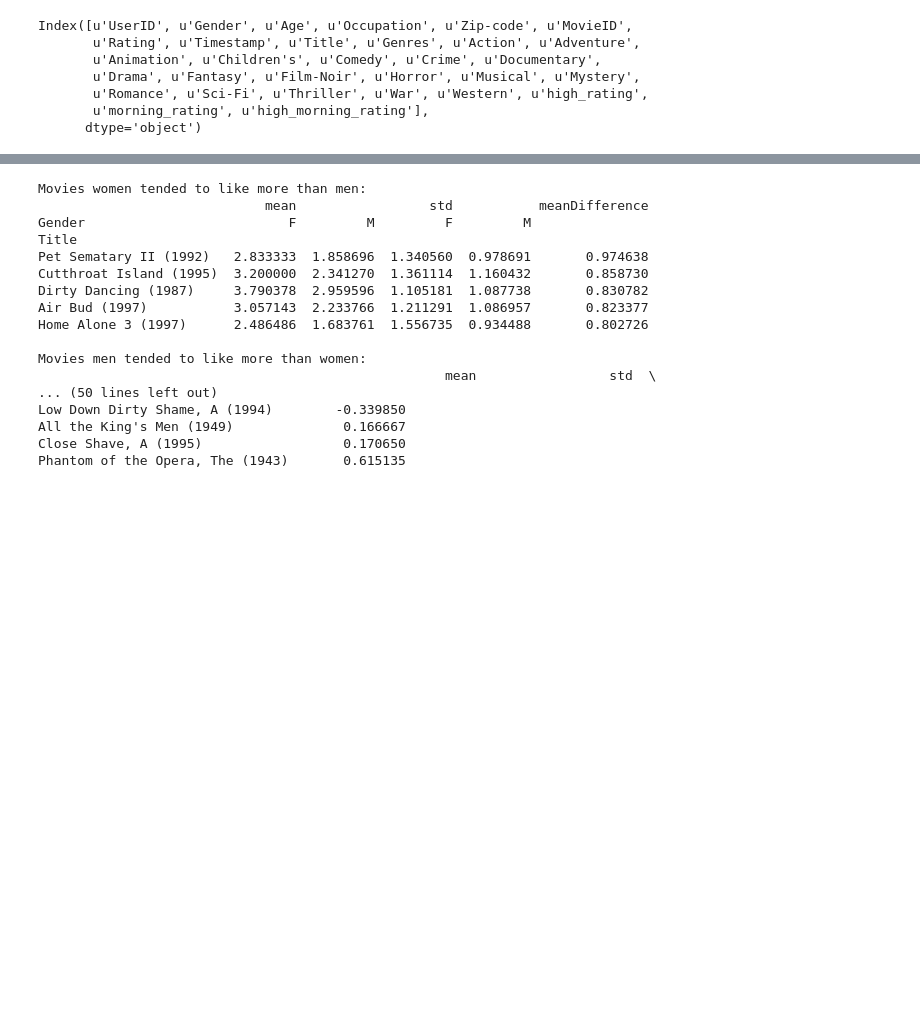
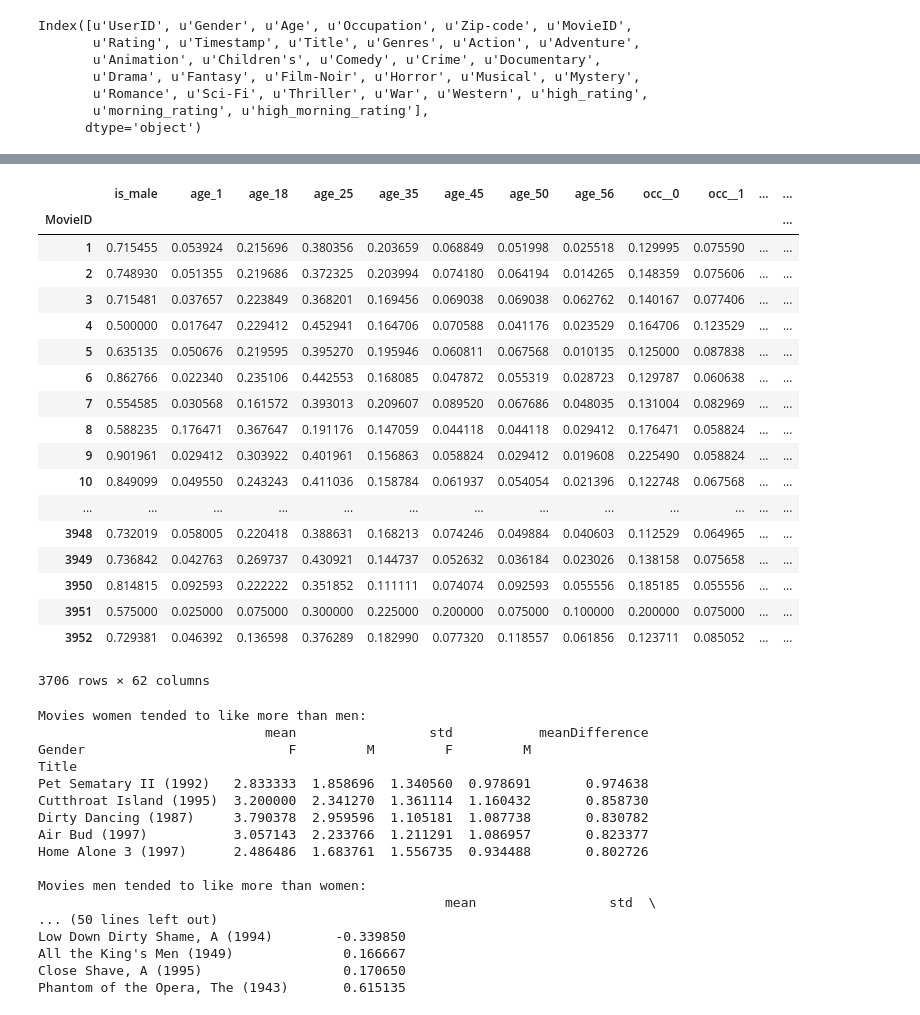
Before and after one commit to learn-co-students/intro-datascience-workshop-dumbo-web-080519, a Jupyter notebook: weekend2/lessons/Lesson 5 - Advanced data manipulation and an intro to ML using Pandas.ipynb, the cells around one changed output, grey strips where cells are left out. Cells and saved outputs as stored; diff of their text form; code cells hidden in the pictures; blank space fills up the shorter version.

```diff
--- a/weekend2/lessons/Lesson 5 - Advanced data manipulation and an intro to ML using Pandas.ipynb
+++ b/weekend2/lessons/Lesson 5 - Advanced data manipulation and an intro to ML using Pandas.ipynb
@@ -202,0 +209,9 @@ mostReviewedMoviesData["Zip-code"].unique()
+# %%
+userDataTransformed = userData.assign(is_male=userData.Gender=="M")
+userDataTransformed.is_male = userDataTransformed.is_male.astype(int)
+del userDataTransformed["Gender"]
+userDataTransformed = pd.concat([userDataTransformed,pd.get_dummies(userDataTransformed.Age, prefix="age")],axis=1)
+del userDataTransformed["Age"]
+userDataTransformed = pd.concat([userDataTransformed,pd.get_dummies(userDataTransformed.Occupation, prefix="occ_")],axis=1)
+del userDataTransformed["Occupation"]
+del userDataTransformed["Zip-code"]
@@ -202,0 +237,8 @@ mostReviewedMoviesData["Zip-code"].unique()
+# %%
+movieDataTransformed = movieData.assign(year = movieData.Title.str.slice(-5,-1))
+movieDataTransformed.Title = movieDataTransformed.Title.str.slice(0,-7)
+movieDataTransformed = pd.concat([movieDataTransformed, movieDataTransformed.Genres.str.get_dummies(sep="|")],axis=1)
+del movieDataTransformed["Genres"]
+movieDataTransformed.head()
+movieDataTransformed = pd.concat([movieDataTransformed,pd.get_dummies(pd.cut(movieDataTransformed.year.astype(int),np.arange(1910,2010,10)))],axis=1)
+del movieDataTransformed["year"]
@@ -202,0 +250,6 @@ mostReviewedMoviesData["Zip-code"].unique()
+# %%
+ratingDataTransformed = ratingData.assign(Timestamp=pd.to_datetime(ratingData.Timestamp,unit='s'))
+ratingDataTransformed = ratingDataTransformed.assign(is_weekend = ratingDataTransformed.Timestamp.dt.dayofweek>=5)
+ratingDataTransformed.is_weekend = ratingDataTransformed.is_weekend.astype(int)
+ratingDataTransformed = pd.concat([ratingDataTransformed,pd.get_dummies(pd.cut(ratingDataTransformed.Timestamp.dt.hour + 1,np.arange(0,30,6)))], axis=1)
+ratingDataTransformed.head()
@@ -202,0 +265,2 @@ mostReviewedMoviesData["Zip-code"].unique()
+# %%
+allTransformedData = userDataTransformed.merge(ratingDataTransformed.merge(movieDataTransformed))
@@ -202,0 +298,22 @@ mostReviewedMoviesData["Zip-code"].unique()
+# %%
+allTransformedData.groupby("MovieID").agg(lambda x: float(np.sum(x))/float(np.size(x)))
+# %% [output]
+|  | is_male | age_1 | age_18 | age_25 | age_35 | age_45 | age_50 | age_56 | occ__0 | occ__1 | ... | ... |
+| MovieID |  |  |  |  |  |  |  |  |  |  |  | ... |
+| 1 | 0.715455 | 0.053924 | 0.215696 | 0.380356 | 0.203659 | 0.068849 | 0.051998 | 0.025518 | 0.129995 | 0.075590 | ... | ... |
+| 2 | 0.748930 | 0.051355 | 0.219686 | 0.372325 | 0.203994 | 0.074180 | 0.064194 | 0.014265 | 0.148359 | 0.075606 | ... | ... |
+| 3 | 0.715481 | 0.037657 | 0.223849 | 0.368201 | 0.169456 | 0.069038 | 0.069038 | 0.062762 | 0.140167 | 0.077406 | ... | ... |
+| 4 | 0.500000 | 0.017647 | 0.229412 | 0.452941 | 0.164706 | 0.070588 | 0.041176 | 0.023529 | 0.164706 | 0.123529 | ... | ... |
+| 5 | 0.635135 | 0.050676 | 0.219595 | 0.395270 | 0.195946 | 0.060811 | 0.067568 | 0.010135 | 0.125000 | 0.087838 | ... | ... |
+| 6 | 0.862766 | 0.022340 | 0.235106 | 0.442553 | 0.168085 | 0.047872 | 0.055319 | 0.028723 | 0.129787 | 0.060638 | ... | ... |
+| 7 | 0.554585 | 0.030568 | 0.161572 | 0.393013 | 0.209607 | 0.089520 | 0.067686 | 0.048035 | 0.131004 | 0.082969 | ... | ... |
+| 8 | 0.588235 | 0.176471 | 0.367647 | 0.191176 | 0.147059 | 0.044118 | 0.044118 | 0.029412 | 0.176471 | 0.058824 | ... | ... |
+| 9 | 0.901961 | 0.029412 | 0.303922 | 0.401961 | 0.156863 | 0.058824 | 0.029412 | 0.019608 | 0.225490 | 0.058824 | ... | ... |
+| 10 | 0.849099 | 0.049550 | 0.243243 | 0.411036 | 0.158784 | 0.061937 | 0.054054 | 0.021396 | 0.122748 | 0.067568 | ... | ... |
+| ... | ... | ... | ... | ... | ... | ... | ... | ... | ... | ... | ... | ... |
+| 3948 | 0.732019 | 0.058005 | 0.220418 | 0.388631 | 0.168213 | 0.074246 | 0.049884 | 0.040603 | 0.112529 | 0.064965 | ... | ... |
+| 3949 | 0.736842 | 0.042763 | 0.269737 | 0.430921 | 0.144737 | 0.052632 | 0.036184 | 0.023026 | 0.138158 | 0.075658 | ... | ... |
+| 3950 | 0.814815 | 0.092593 | 0.222222 | 0.351852 | 0.111111 | 0.074074 | 0.092593 | 0.055556 | 0.185185 | 0.055556 | ... | ... |
+| 3951 | 0.575000 | 0.025000 | 0.075000 | 0.300000 | 0.225000 | 0.200000 | 0.075000 | 0.100000 | 0.200000 | 0.075000 | ... | ... |
+| 3952 | 0.729381 | 0.046392 | 0.136598 | 0.376289 | 0.182990 | 0.077320 | 0.118557 | 0.061856 | 0.123711 | 0.085052 | ... | ... |
+3706 rows × 62 columns
```
Also changed, not shown: parts of 18 cells of this notebook.
